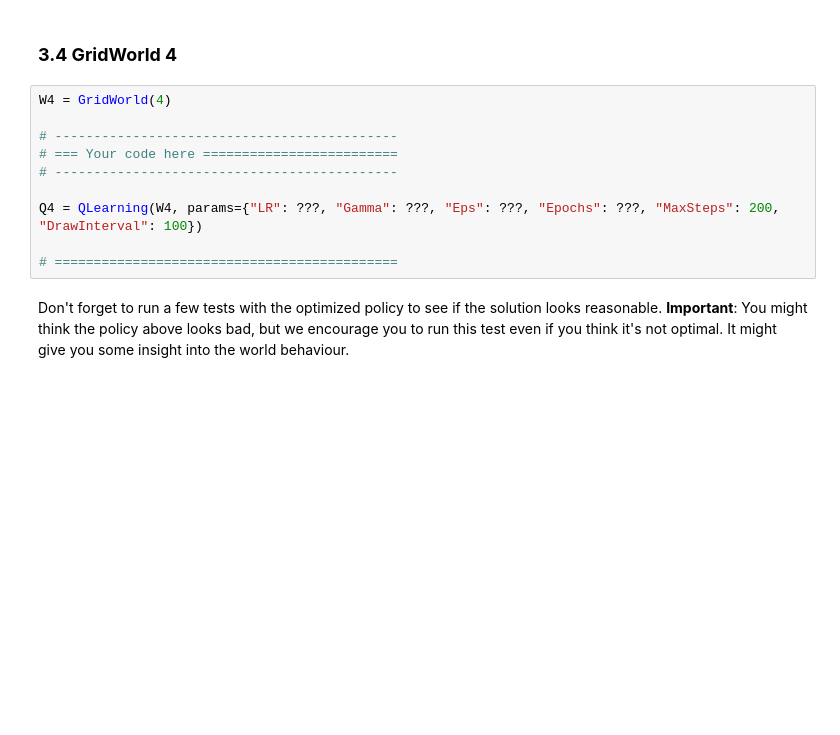
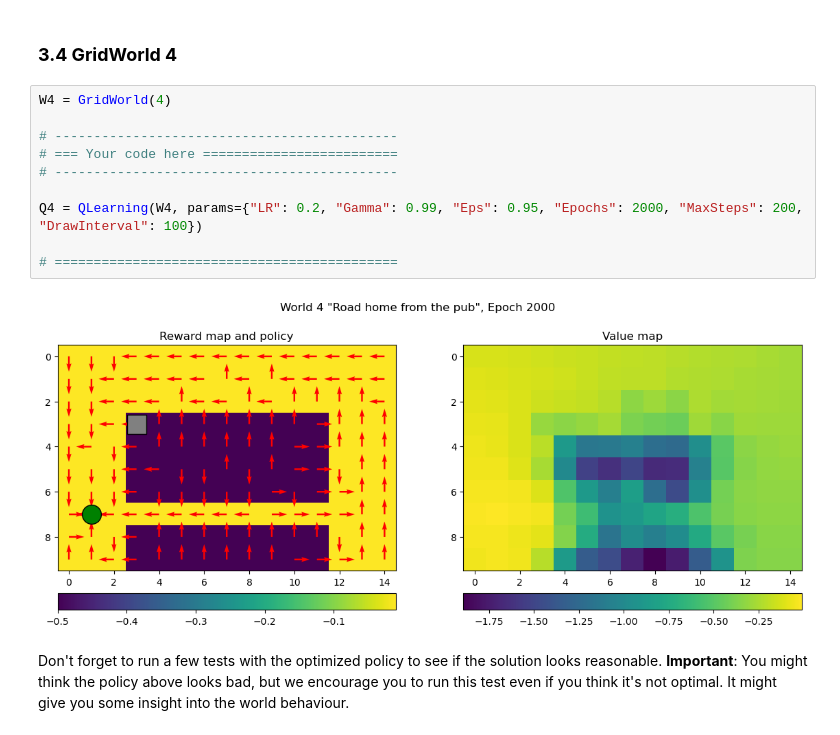
Before and after one commit to hugo-morvan/Neural_Networks, a Jupyter notebook: LabCode/A4_Reinforcement/QLearning.ipynb, the cells around one changed output. Saved outputs shown, nothing was run; the diff lists cells and outputs as text; blank space fills up the shorter version.

```diff
--- a/LabCode/A4_Reinforcement/QLearning.ipynb
+++ b/LabCode/A4_Reinforcement/QLearning.ipynb
@@ -321,13 +351,15 @@ QLearningTest(W=W3, Q=Q3, params={"Epochs": 5, "MaxSteps": 100})
 # %%
 W4 = GridWorld(4)
 
 # --------------------------------------------
 # === Your code here =========================
 # --------------------------------------------
 
-Q4 = QLearning(W4, params={"LR": ???, "Gamma": ???, "Eps": ???, "Epochs": ???, "MaxSteps": 200, "DrawInterval": 100})
+Q4 = QLearning(W4, params={"LR": 0.2, "Gamma": 0.99, "Eps": 0.95, "Epochs": 2000, "MaxSteps": 200, "DrawInterval": 100})
 
 # ============================================
+# %% [output]
+[figure, added]
 # %% [markdown]
 Don't forget to run a few tests with the optimized policy to see if the solution looks reasonable. **Important**: You might think the policy above looks bad, but we encourage you to run this test even if you think it's not optimal. It might give you some insight into the world behaviour.
 # %%
```
Also changed, not shown: parts of 36 cells of this notebook, 1 other file.
